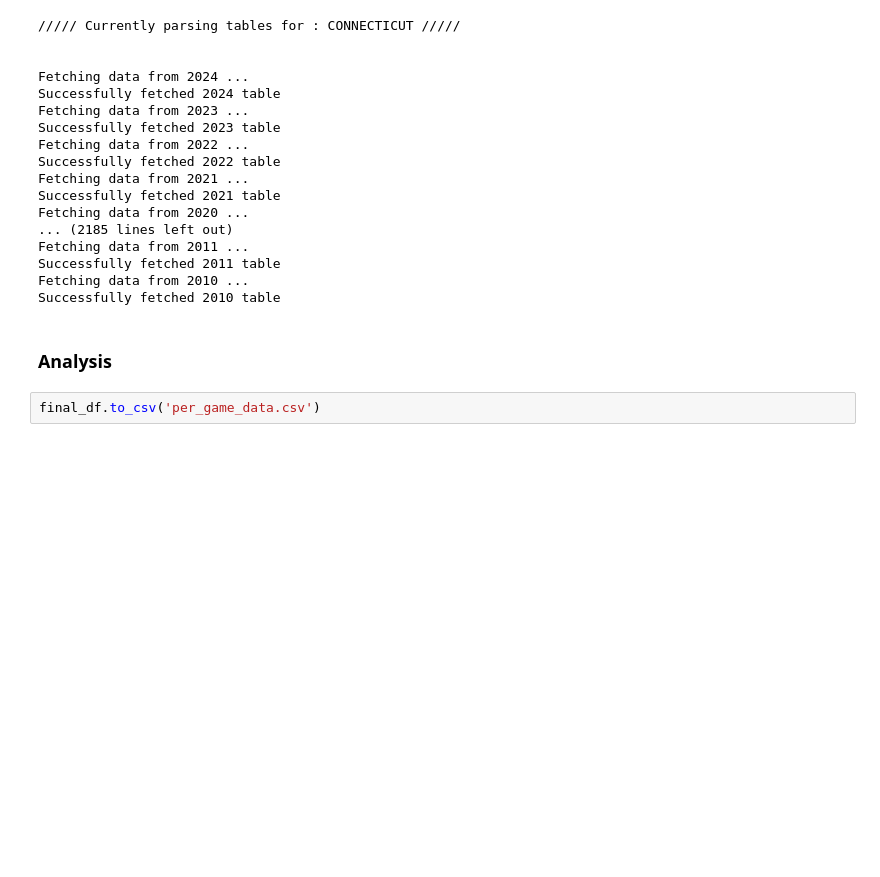
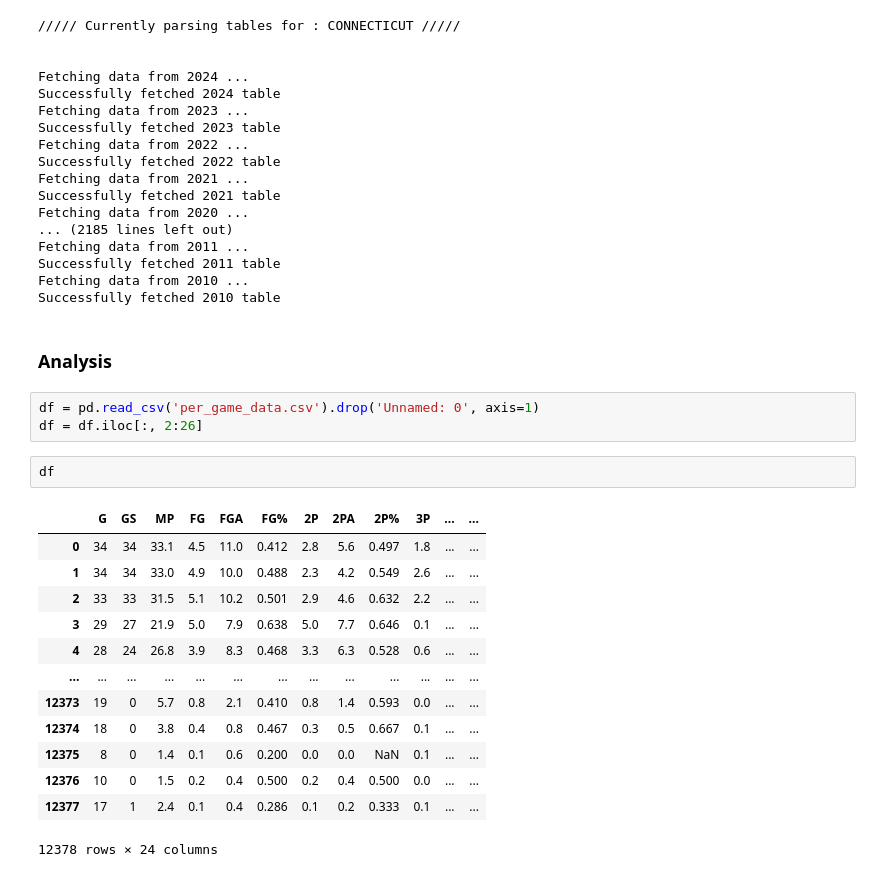
Before and after one commit to hinayatali9/STA365_Proj, a Jupyter notebook: data_fetch.ipynb, the cells around one changed output. Drawn from its saved outputs; the diff is of its cells as text; blank space fills up the shorter version.

```diff
--- a/data_fetch.ipynb
+++ b/data_fetch.ipynb
@@ -87,5 +87,22 @@ Fetching data from 2010 ...
 Successfully fetched 2010 table
 # %% [markdown]
 ### Analysis
-# %%
-final_df.to_csv('per_game_data.csv')
+# %%
+df = pd.read_csv('per_game_data.csv').drop('Unnamed: 0', axis=1)
+df = df.iloc[:, 2:26]
+# %%
+df
+# %% [output]
+|  | G | GS | MP | FG | FGA | FG% | 2P | 2PA | 2P% | 3P | ... | ... |
+| 0 | 34 | 34 | 33.1 | 4.5 | 11.0 | 0.412 | 2.8 | 5.6 | 0.497 | 1.8 | ... | ... |
+| 1 | 34 | 34 | 33.0 | 4.9 | 10.0 | 0.488 | 2.3 | 4.2 | 0.549 | 2.6 | ... | ... |
+| 2 | 33 | 33 | 31.5 | 5.1 | 10.2 | 0.501 | 2.9 | 4.6 | 0.632 | 2.2 | ... | ... |
+| 3 | 29 | 27 | 21.9 | 5.0 | 7.9 | 0.638 | 5.0 | 7.7 | 0.646 | 0.1 | ... | ... |
+| 4 | 28 | 24 | 26.8 | 3.9 | 8.3 | 0.468 | 3.3 | 6.3 | 0.528 | 0.6 | ... | ... |
+| ... | ... | ... | ... | ... | ... | ... | ... | ... | ... | ... | ... | ... |
+| 12373 | 19 | 0 | 5.7 | 0.8 | 2.1 | 0.410 | 0.8 | 1.4 | 0.593 | 0.0 | ... | ... |
+| 12374 | 18 | 0 | 3.8 | 0.4 | 0.8 | 0.467 | 0.3 | 0.5 | 0.667 | 0.1 | ... | ... |
+| 12375 | 8 | 0 | 1.4 | 0.1 | 0.6 | 0.200 | 0.0 | 0.0 | NaN | 0.1 | ... | ... |
+| 12376 | 10 | 0 | 1.5 | 0.2 | 0.4 | 0.500 | 0.2 | 0.4 | 0.500 | 0.0 | ... | ... |
+| 12377 | 17 | 1 | 2.4 | 0.1 | 0.4 | 0.286 | 0.1 | 0.2 | 0.333 | 0.1 | ... | ... |
+12378 rows × 24 columns
```
Also changed, not shown: parts of 6 cells of this notebook.
